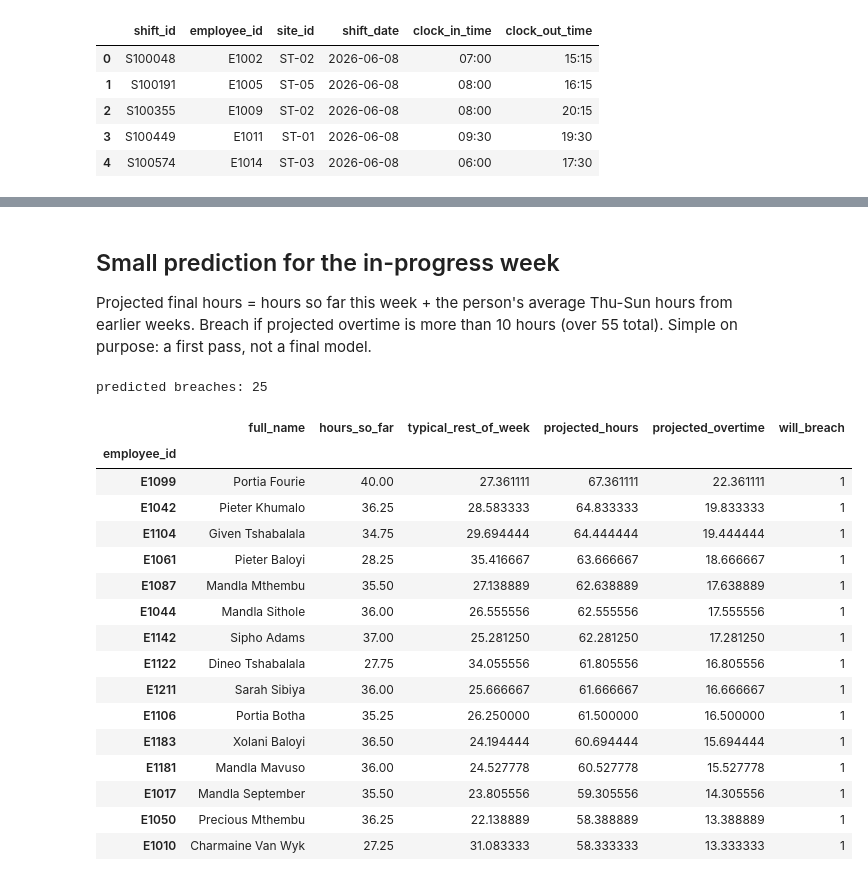
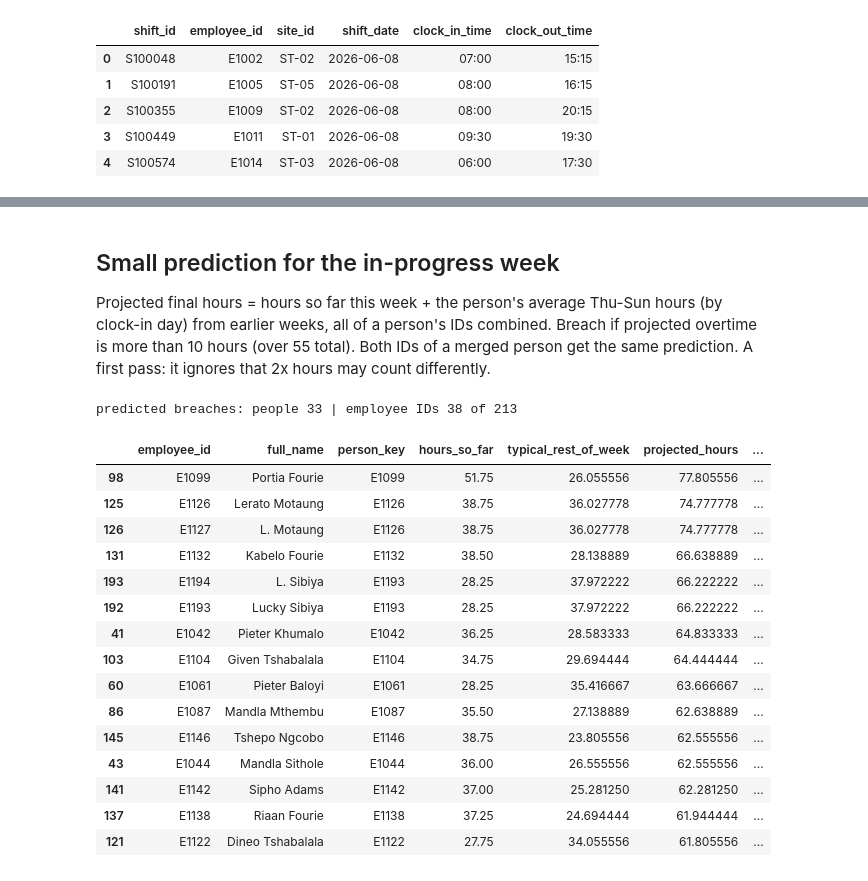
Before and after one commit to MistryDev09/JemTechnical, a Jupyter notebook: data_modeling.ipynb, the cells around one changed output, grey strips where cells are left out. Drawn from its saved outputs; the diff is of its cells as text; code cells hidden in the pictures.

```diff
--- a/data_modeling.ipynb
+++ b/data_modeling.ipynb
@@ -47,0 +29,3 @@ shortest / longest shift: 3.5 13.5
+# %%
+shifts = parse_shifts(shifts_raw)
+quality_report(shifts)
@@ -51,14 +172,0 @@ Only complete weeks (Mon to Sun) are used, so the in-progress week is left out o
-# %%
-hours["date"] = pd.to_datetime(hours["shift_date"])
-hours["week_start"] = hours["date"] - pd.to_timedelta(hours["date"].dt.weekday, unit="D")
-
-last_date = hours["date"].max()
-current_week = last_date - pd.Timedelta(days=last_date.weekday())
-print("data ends", last_date.date(), "-> in-progress week starts", current_week.date())
-
-weekly = (hours.groupby(["employee_id", "week_start"])["hours"].sum().reset_index())
-complete = weekly[weekly["week_start"] < current_week]
-
-avg_hours = complete.groupby("employee_id")["hours"].mean().rename("avg_weekly_hours")
-over_45 = avg_hours[avg_hours > 45].sort_values(ascending=False).reset_index()
-over_45.merge(employees[["employee_id", "full_name", "role", "primary_site_id"]], on="employee_id")
@@ -84,40 +200,40 @@ data ends 2026-08-12 -> in-progress week starts 2026-08-10
 # %% [markdown]
 ## Small prediction for the in-progress week
-Projected final hours = hours so far this week + the person's average Thu-Sun hours from earlier weeks. Breach if projected overtime is more than 10 hours (over 55 total). Simple on purpose: a first pass, not a final model.
+Projected final hours = hours so far this week + the person's average Thu-Sun hours (by clock-in day) from earlier weeks, all of a person's IDs combined. Breach if projected overtime is more than 10 hours (over 55 total). Both IDs of a merged person get the same prediction. A first pass: it ignores that 2x hours may count differently.
 # %%
-hours["weekday"] = hours["date"].dt.weekday  # Mon=0 ... Sun=6
+seg = segments.merge(shifts[["shift_id", "shift_date"]], on="shift_id")
+seg["start_weekday"] = seg["shift_date"].dt.weekday  # day the shift was clocked in, Mon=0
 
-so_far = (hours[hours["week_start"] == current_week]
-          .groupby("employee_id")["hours"].sum().rename("hours_so_far"))
+so_far = seg[seg["week_start"] == current_week].groupby("person_key")["hours"].sum().rename("hours_so_far")
 
-# average hours worked Thu-Sun in past complete weeks, per person
-rest = (hours[(hours["week_start"] < current_week) & (hours["weekday"] >= 3)]
-        .groupby(["employee_id", "week_start"])["hours"].sum().reset_index()
-        .groupby("employee_id")["hours"].mean().rename("typical_rest_of_week"))
+rest = (seg[(seg["week_start"] < current_week) & (seg["start_weekday"] >= 3)]
+        .groupby(["person_key", "week_start"])["hours"].sum().reset_index()
+        .groupby("person_key")["hours"].mean().rename("typical_rest_of_week"))
 
-pred = employees[["employee_id", "full_name"]].set_index("employee_id").join([so_far, rest]).fillna(0)
-pred["projected_hours"] = pred["hours_so_far"] + pred["typical_rest_of_week"]
-pred["projected_overtime"] = (pred["projected_hours"] - 45).clip(lower=0)
-pred["will_breach"] = (pred["projected_overtime"] > 10).astype(int)
+person_ids = add_person_key(employees[["employee_id", "full_name"]], people)
+persons = pd.DataFrame({"person_key": person_ids.person_key.unique()}).set_index("person_key").join([so_far, rest]).fillna(0)
+persons["projected_hours"] = persons["hours_so_far"] + persons["typical_rest_of_week"]
+persons["projected_overtime"] = (persons["projected_hours"] - 45).clip(lower=0)
+persons["will_breach"] = (persons["projected_overtime"] > 10).astype(int)
 
-print("predicted breaches:", pred["will_breach"].sum())
+pred = person_ids.merge(persons, left_on="person_key", right_index=True)
+print("predicted breaches: people", persons["will_breach"].sum(), "| employee IDs", pred["will_breach"].sum(), "of", len(pred))
 pred.sort_values("projected_hours", ascending=False).head(15)
 # %% [output]
-predicted breaches: 25
+predicted breaches: people 33 | employee IDs 38 of 213
-|  | full_name | hours_so_far | typical_rest_of_week | projected_hours | projected_overtime | will_breach |
-| employee_id |  |  |  |  |  |  |
-| E1099 | Portia Fourie | 40.00 | 27.361111 | 67.361111 | 22.361111 | 1 |
-| E1042 | Pieter Khumalo | 36.25 | 28.583333 | 64.833333 | 19.833333 | 1 |
-| E1104 | Given Tshabalala | 34.75 | 29.694444 | 64.444444 | 19.444444 | 1 |
-| E1061 | Pieter Baloyi | 28.25 | 35.416667 | 63.666667 | 18.666667 | 1 |
-| E1087 | Mandla Mthembu | 35.50 | 27.138889 | 62.638889 | 17.638889 | 1 |
-| E1044 | Mandla Sithole | 36.00 | 26.555556 | 62.555556 | 17.555556 | 1 |
-| E1142 | Sipho Adams | 37.00 | 25.281250 | 62.281250 | 17.281250 | 1 |
-| E1122 | Dineo Tshabalala | 27.75 | 34.055556 | 61.805556 | 16.805556 | 1 |
-| E1211 | Sarah Sibiya | 36.00 | 25.666667 | 61.666667 | 16.666667 | 1 |
-| E1106 | Portia Botha | 35.25 | 26.250000 | 61.500000 | 16.500000 | 1 |
-| E1183 | Xolani Baloyi | 36.50 | 24.194444 | 60.694444 | 15.694444 | 1 |
-| E1181 | Mandla Mavuso | 36.00 | 24.527778 | 60.527778 | 15.527778 | 1 |
-| E1017 | Mandla September | 35.50 | 23.805556 | 59.305556 | 14.305556 | 1 |
-| E1050 | Precious Mthembu | 36.25 | 22.138889 | 58.388889 | 13.388889 | 1 |
-| E1010 | Charmaine Van Wyk | 27.25 | 31.083333 | 58.333333 | 13.333333 | 1 |
+|  | employee_id | full_name | person_key | hours_so_far | typical_rest_of_week | projected_hours | ... |
+| 98 | E1099 | Portia Fourie | E1099 | 51.75 | 26.055556 | 77.805556 | ... |
+| 125 | E1126 | Lerato Motaung | E1126 | 38.75 | 36.027778 | 74.777778 | ... |
+| 126 | E1127 | L. Motaung | E1126 | 38.75 | 36.027778 | 74.777778 | ... |
+| 131 | E1132 | Kabelo Fourie | E1132 | 38.50 | 28.138889 | 66.638889 | ... |
+| 193 | E1194 | L. Sibiya | E1193 | 28.25 | 37.972222 | 66.222222 | ... |
+| 192 | E1193 | Lucky Sibiya | E1193 | 28.25 | 37.972222 | 66.222222 | ... |
+| 41 | E1042 | Pieter Khumalo | E1042 | 36.25 | 28.583333 | 64.833333 | ... |
+| 103 | E1104 | Given Tshabalala | E1104 | 34.75 | 29.694444 | 64.444444 | ... |
+| 60 | E1061 | Pieter Baloyi | E1061 | 28.25 | 35.416667 | 63.666667 | ... |
+| 86 | E1087 | Mandla Mthembu | E1087 | 35.50 | 27.138889 | 62.638889 | ... |
+| 145 | E1146 | Tshepo Ngcobo | E1146 | 38.75 | 23.805556 | 62.555556 | ... |
+| 43 | E1044 | Mandla Sithole | E1044 | 36.00 | 26.555556 | 62.555556 | ... |
+| 141 | E1142 | Sipho Adams | E1142 | 37.00 | 25.281250 | 62.281250 | ... |
+| 137 | E1138 | Riaan Fourie | E1138 | 37.25 | 24.694444 | 61.944444 | ... |
+| 121 | E1122 | Dineo Tshabalala | E1122 | 27.75 | 34.055556 | 61.805556 | ... |
```
Also changed, not shown: parts of 20 cells of this notebook, 3 other files.
